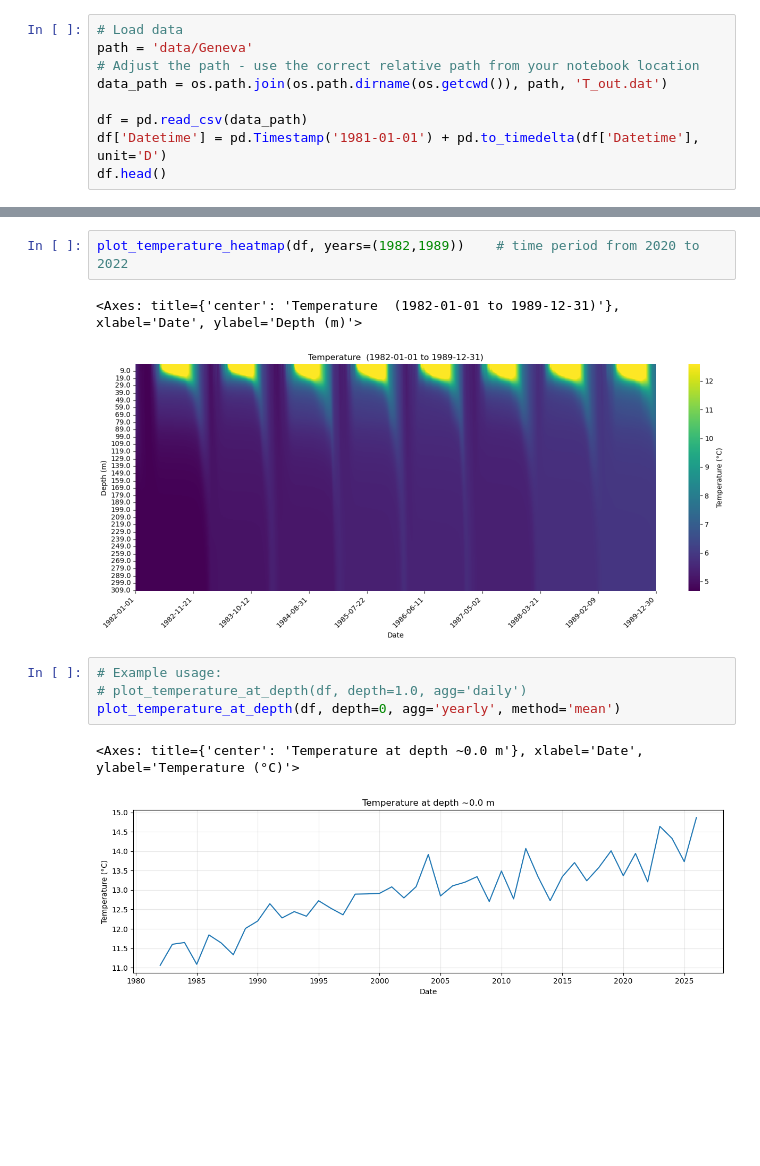
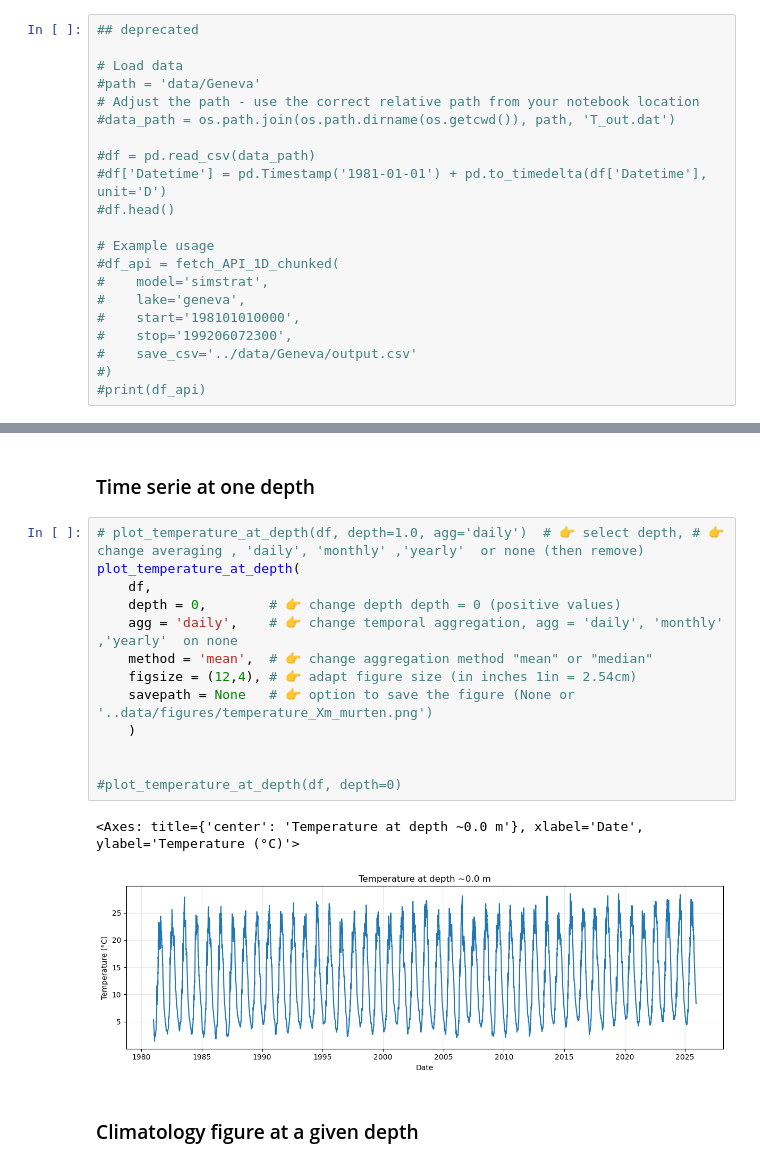
Before and after one commit to damienbouffard/Peak_alplakes, a Jupyter notebook: scripts/1D_visualisation_simstrat.ipynb, the cells around one changed output, grey strips where cells are left out. Drawn from its saved outputs; the diff is of its cells as text; blank space fills up the shorter version.

```diff
--- a/scripts/1D_visualisation_simstrat.ipynb
+++ b/scripts/1D_visualisation_simstrat.ipynb
@@ -53,9 +92,21 @@ from functions_1D import plot_temperature_heatmap, plot_temperature_at_depth, pl
 # %%
+## deprecated
+
 # Load data
-path = 'data/Geneva'
+#path = 'data/Geneva'
 # Adjust the path - use the correct relative path from your notebook location
-data_path = os.path.join(os.path.dirname(os.getcwd()), path, 'T_out.dat')
+#data_path = os.path.join(os.path.dirname(os.getcwd()), path, 'T_out.dat')
 
-df = pd.read_csv(data_path)
-df['Datetime'] = pd.Timestamp('1981-01-01') + pd.to_timedelta(df['Datetime'], unit='D')
-df.head()
+#df = pd.read_csv(data_path)
+#df['Datetime'] = pd.Timestamp('1981-01-01') + pd.to_timedelta(df['Datetime'], unit='D')
+#df.head()
+
+# Example usage
+#df_api = fetch_API_1D_chunked(
+#    model='simstrat',
+#    lake='geneva',
+#    start='198101010000',
+#    stop='199206072300',
+#    save_csv='../data/Geneva/output.csv'
+#)
+#print(df_api)
@@ -368,13 +137,21 @@ plot_temperature_heatmap(url, years=(1982,1989))    # time period from 2020 to 2
-# %%
-plot_temperature_heatmap(df, years=(1982,1989))    # time period from 2020 to 2022
-# %% [output]
-<Axes: title={'center': 'Temperature  (1982-01-01 to 1989-12-31)'}, xlabel='Date', ylabel='Depth (m)'>
-[figure, removed]
+# %% [markdown]
+### Time serie at one depth
 # %%
-# Example usage:
-# plot_temperature_at_depth(df, depth=1.0, agg='daily')
-plot_temperature_at_depth(df, depth=0, agg='yearly', method='mean')
+# plot_temperature_at_depth(df, depth=1.0, agg='daily')  # 👉 select depth, # 👉 change averaging , 'daily', 'monthly' ,'yearly'  or none (then remove)
+plot_temperature_at_depth(
+    df,
+    depth = 0,        # 👉 change depth depth = 0 (positive values)
+    agg = 'daily',    # 👉 change temporal aggregation, agg = 'daily', 'monthly' ,'yearly'  on none
+    method = 'mean',  # 👉 change aggregation method "mean" or "median"
+    figsize = (12,4), # 👉 adapt figure size (in inches 1in = 2.54cm)
+    savepath = None   # 👉 option to save the figure (None or '..data/figures/temperature_Xm_murten.png')
+    )
+
+
+#plot_temperature_at_depth(df, depth=0)
 # %% [output]
 <Axes: title={'center': 'Temperature at depth ~0.0 m'}, xlabel='Date', ylabel='Temperature (°C)'>
-[figure, old version]
+[figure, new version]
+# %% [markdown]
+### Climatology figure at a given depth
 # %%
```
Also changed, not shown: parts of 18 cells of this notebook, 6 other files.
